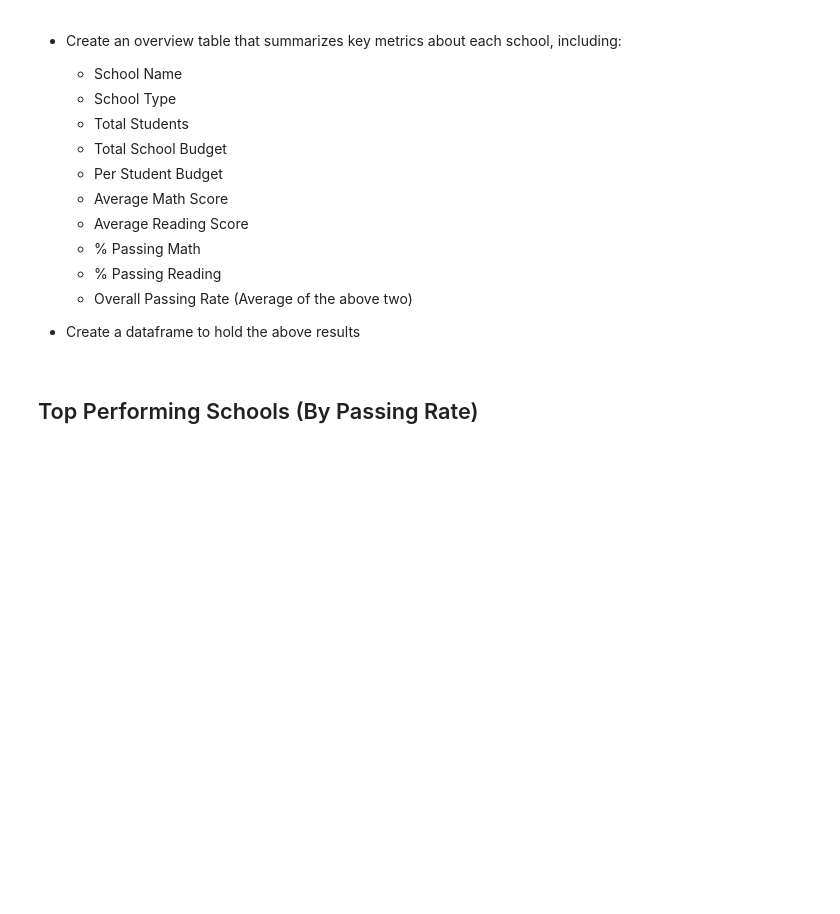
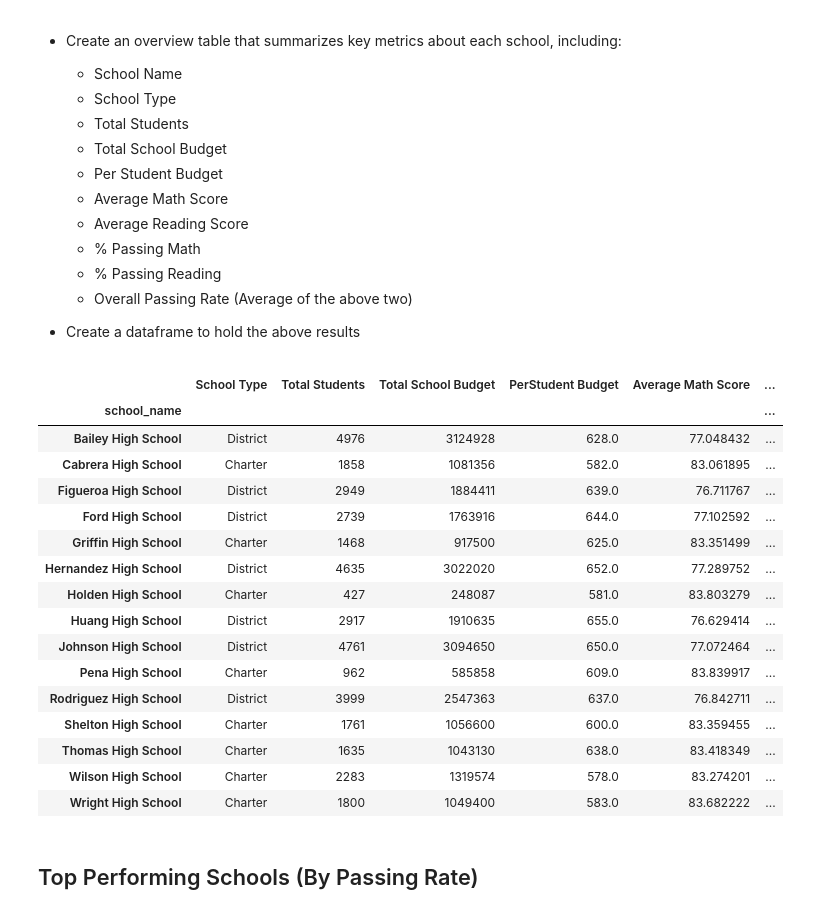
Before and after one commit to mmsquier/Panda-City-School-Analysis, a Jupyter notebook: PyCitySchools_starter-Maggy Squier.ipynb, the cells around one changed output. Drawn from its saved outputs; the diff is of its cells as text; code cells hidden in the pictures; blank space fills up the shorter version.

Commit message:
Completed panda code for school analysis
complete pandas code to analyze student performance at a district, school level and how budget plays a role.

```diff
--- a/PyCitySchools_starter-Maggy Squier.ipynb
+++ b/PyCitySchools_starter-Maggy Squier.ipynb
@@ -125,3 +115,66 @@ Huang=
+# %%
+#school type
+stype= main_pd.groupby("school_name")["type"].first()
+
+#budget totals
+sbudget=main_pd.groupby("school_name")["budget"].first()
+
+#Student total
+sstudent= main_pd.groupby("school_name")["size"].first()
+
+#budget per student
+
+sbudgetps= (sbudget/sstudent)
+
+#math avreages
+savemath= main_pd.groupby("school_name")["math_score"].mean()
+
+#reading avreages
+saveread= main_pd.groupby("school_name")["reading_score"].mean()
+
+#passing Math
+#math= main_pd.loc[main_pd["math_score"] >69] WHYY does it print and give
+smath=main_pd[main_pd["math_score"]>69]  #still gives an error but prints?
+spm=smath.groupby("school_name")["Student ID"].count()
+spmath=(spm/sstudent)*100
+
+#passing Reading
+sreading=main_pd.loc[main_pd["reading_score"] >69]
+spr= sreading.groupby("school_name")["Student ID"].count()
+spread= (spr/sstudent)*100
+
+#Overall %
+soverall= (spread+spmath)/2
+# %%
+main_pd.set_index(["school_name"])
+
+#how can i not show the school name on the chart???????
+
+
+School_summary_df=pd.DataFrame ({"School Type": stype, "Total Students":sstudent,
+                                 "Total School Budget": sbudget, "PerStudent Budget": sbudgetps,
+                                 "Average Math Score":savemath, "Average Reading Score": saveread,
+                                 "% Passing Math": spmath, "% Passing Reading": spread,
+                                 "% Overall Passing Rate": soverall})
+School_summary_df
+# %% [output]
+|  | School Type | Total Students | Total School Budget | PerStudent Budget | Average Math Score | ... |
+| school_name |  |  |  |  |  | ... |
+| Bailey High School | District | 4976 | 3124928 | 628.0 | 77.048432 | ... |
+| Cabrera High School | Charter | 1858 | 1081356 | 582.0 | 83.061895 | ... |
+| Figueroa High School | District | 2949 | 1884411 | 639.0 | 76.711767 | ... |
+| Ford High School | District | 2739 | 1763916 | 644.0 | 77.102592 | ... |
+| Griffin High School | Charter | 1468 | 917500 | 625.0 | 83.351499 | ... |
+| Hernandez High School | District | 4635 | 3022020 | 652.0 | 77.289752 | ... |
+| Holden High School | Charter | 427 | 248087 | 581.0 | 83.803279 | ... |
+| Huang High School | District | 2917 | 1910635 | 655.0 | 76.629414 | ... |
+| Johnson High School | District | 4761 | 3094650 | 650.0 | 77.072464 | ... |
+| Pena High School | Charter | 962 | 585858 | 609.0 | 83.839917 | ... |
+| Rodriguez High School | District | 3999 | 2547363 | 637.0 | 76.842711 | ... |
+| Shelton High School | Charter | 1761 | 1056600 | 600.0 | 83.359455 | ... |
+| Thomas High School | Charter | 1635 | 1043130 | 638.0 | 83.418349 | ... |
+| Wilson High School | Charter | 2283 | 1319574 | 578.0 | 83.274201 | ... |
+| Wright High School | Charter | 1800 | 1049400 | 583.0 | 83.682222 | ... |
 # %% [markdown]
 ## Top Performing Schools (By Passing Rate)
 # %% [markdown]
```
Also changed, not shown: parts of 22 cells of this notebook.
